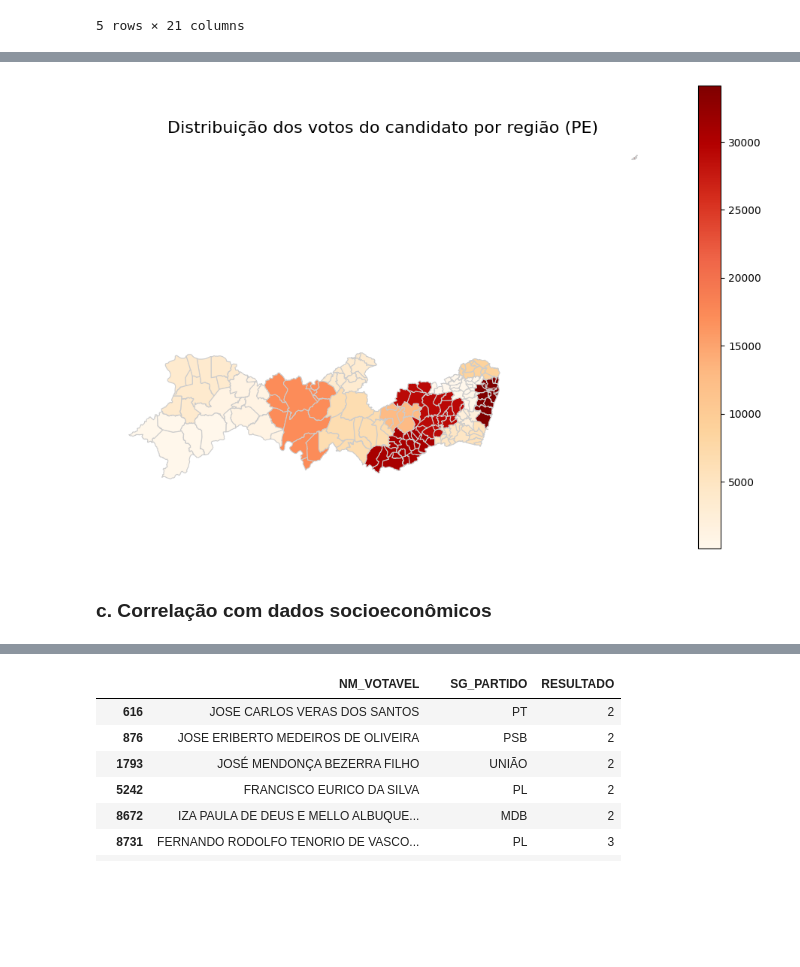
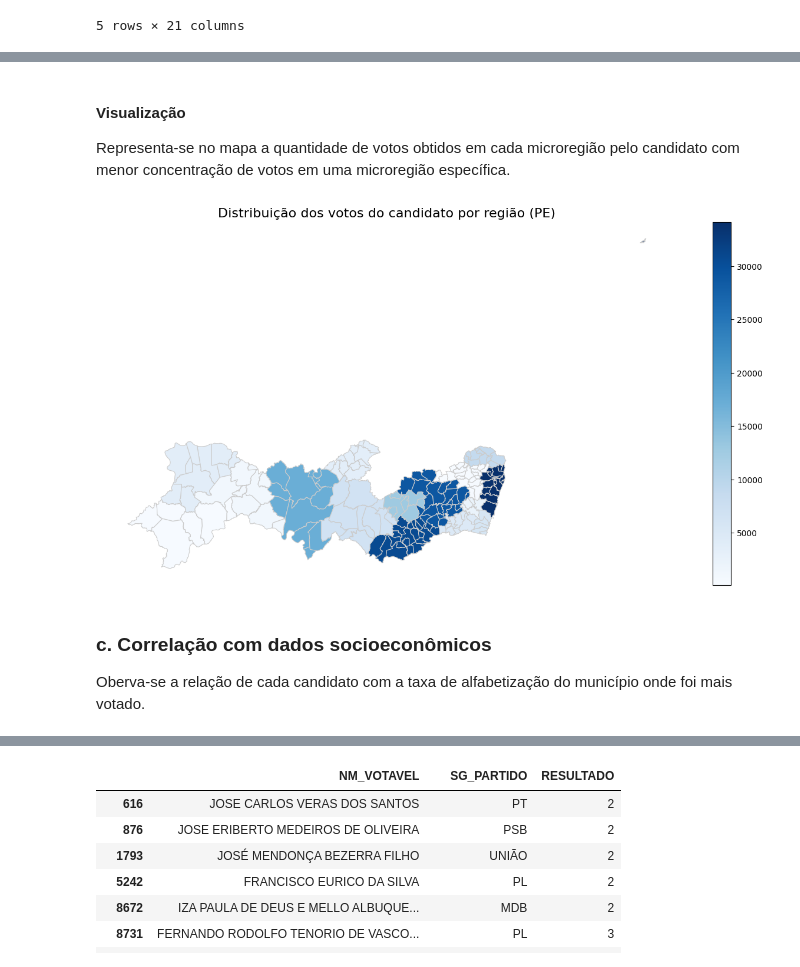
Before and after one commit to aliciamarzola/tp_bdg, a Jupyter notebook: NotebookPrincipal.ipynb, the cells around one changed output, grey strips where cells are left out. Cells and saved outputs as stored; diff of their text form; code cells hidden in the pictures; blank space fills up the shorter version.

```diff
--- a/NotebookPrincipal.ipynb
+++ b/NotebookPrincipal.ipynb
@@ -733,31 +739,37 @@ df_juncao_map.head(30)
 | 23 | 59686 | RENILDO VASCONCELOS CALHEIROS | RECIFE | 6987 | 0.117063 | Recife | ... |
 | 24 | 141386 | WALDEMAR DE ANDRADA IGNÁCIO DE OL... | CUSTÓDIA | 10466 | 0.074024 | Serra Talhada | ... |
 | 25 | 104571 | MARIA LEAL ARRAES DE ALENCAR | RECIFE | 16297 | 0.155846 | Recife | ... |
+# %% [markdown]
+#### Visualização
+
+Representa-se no mapa a quantidade de votos obtidos em cada microregião pelo candidato com menor concentração de votos em uma microregião específica.
 # %%
 # Agrupar os votos pelas regiões
 votos_por_rgi = mapa_votos.groupby('CD_RGI')['QT_VOTOS'].sum().reset_index()
 votos_regiao = mapa_votos.merge(votos_por_rgi, on='CD_RGI', suffixes=('', '_REGIAO'))
 votos_regiao['QT_VOTOS'] = votos_regiao['QT_VOTOS_REGIAO']
 
 
-fig, ax = plt.subplots(1, 1, figsize=(12, 8))
+fig, ax = plt.subplots(1, 1, figsize=(18, 8))
 
 votos_regiao.plot(
     column='QT_VOTOS',  # A cor será definida pela coluna 'cor' que corresponde a cada CD_RGI
-    cmap='OrRd',  # Escolha do cmap para cores distintas
-    linewidth=0.8,  # Largura das bordas
-    edgecolor='0.8',  # Cor das bordas
-    legend=True,  # Exibe a legenda
+    cmap='Blues',
+    linewidth=0.8,
+    edgecolor='0.8',
+    legend=True,
     ax=ax
 )
 
 ax.set_title('Distribuição dos votos do candidato por região (PE)', fontsize=16)
 ax.axis('off')
 plt.show()
 # %% [output]
-[figure, old version]
+[figure, new version]
-# %% [markdown]
-### c. Correlação com dados socioeconômicos
+# %% [markdown]
+### c. Correlação com dados socioeconômicos
+
+Oberva-se a relação de cada candidato com a taxa de alfabetização do município onde foi mais votado.
 # %%
 # Taxa de alfabetização da cidade que mias votou em cada deputado eleito
 from unidecode import unidecode
```
Also changed, not shown: parts of 31 cells of this notebook.
